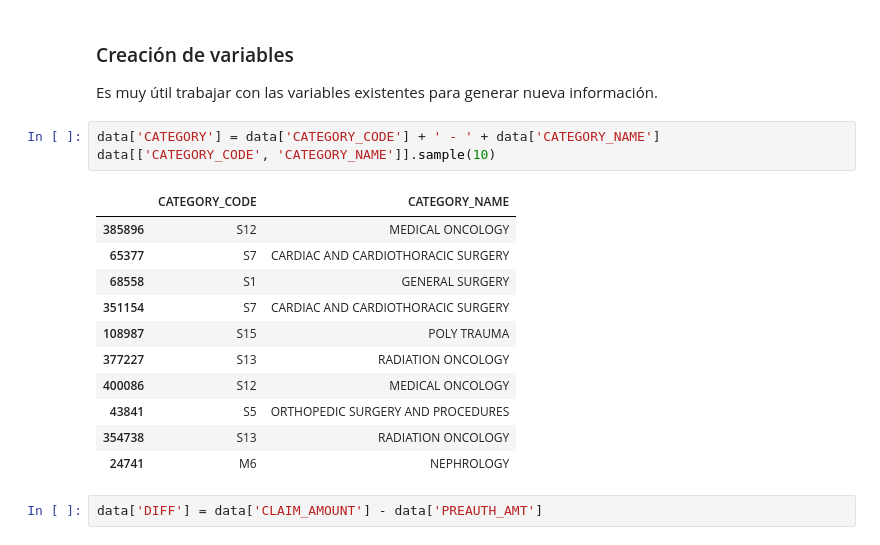
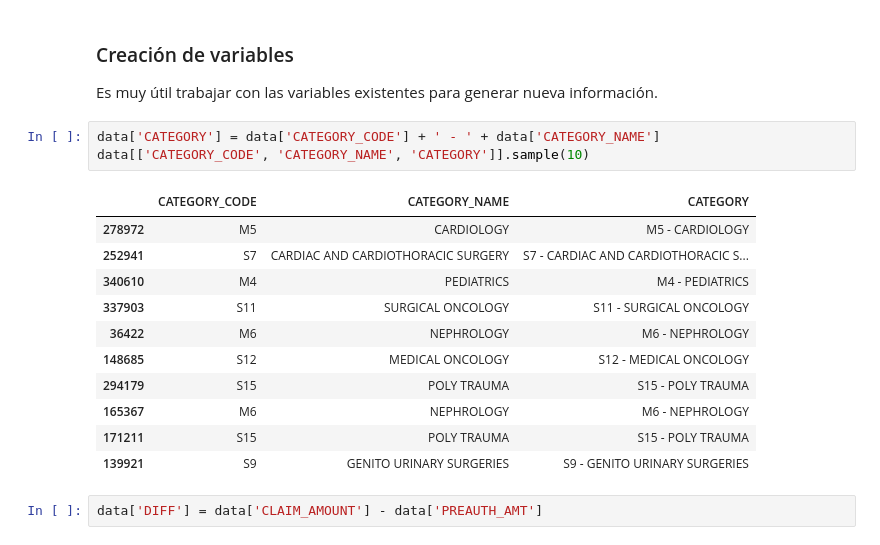
Before and after one commit to matog/Flacso_ciencia_de_datos_python_2023, a Jupyter notebook: Clase5/6-NTR Vaidya Seva.ipynb, the cells around one changed output. Saved outputs shown, nothing was run; the diff lists cells and outputs as text.

```diff
--- a/Clase5/6-NTR Vaidya Seva.ipynb
+++ b/Clase5/6-NTR Vaidya Seva.ipynb
@@ -141,19 +132,19 @@ data.shape
 Es muy útil trabajar con las variables existentes para generar nueva información.
 # %%
 data['CATEGORY'] = data['CATEGORY_CODE'] + ' - ' + data['CATEGORY_NAME']
-data[['CATEGORY_CODE', 'CATEGORY_NAME']].sample(10)
+data[['CATEGORY_CODE', 'CATEGORY_NAME', 'CATEGORY']].sample(10)
 # %% [output]
-|  | CATEGORY_CODE | CATEGORY_NAME |
-| 385896 | S12 | MEDICAL ONCOLOGY |
-| 65377 | S7 | CARDIAC AND CARDIOTHORACIC SURGERY |
-| 68558 | S1 | GENERAL SURGERY |
-| 351154 | S7 | CARDIAC AND CARDIOTHORACIC SURGERY |
-| 108987 | S15 | POLY TRAUMA |
-| 377227 | S13 | RADIATION ONCOLOGY |
-| 400086 | S12 | MEDICAL ONCOLOGY |
-| 43841 | S5 | ORTHOPEDIC SURGERY AND PROCEDURES |
-| 354738 | S13 | RADIATION ONCOLOGY |
-| 24741 | M6 | NEPHROLOGY |
+|  | CATEGORY_CODE | CATEGORY_NAME | CATEGORY |
+| 278972 | M5 | CARDIOLOGY | M5 - CARDIOLOGY |
+| 252941 | S7 | CARDIAC AND CARDIOTHORACIC SURGERY | S7 - CARDIAC AND CARDIOTHORACIC S... |
+| 340610 | M4 | PEDIATRICS | M4 - PEDIATRICS |
+| 337903 | S11 | SURGICAL ONCOLOGY | S11 - SURGICAL ONCOLOGY |
+| 36422 | M6 | NEPHROLOGY | M6 - NEPHROLOGY |
+| 148685 | S12 | MEDICAL ONCOLOGY | S12 - MEDICAL ONCOLOGY |
+| 294179 | S15 | POLY TRAUMA | S15 - POLY TRAUMA |
+| 165367 | M6 | NEPHROLOGY | M6 - NEPHROLOGY |
+| 171211 | S15 | POLY TRAUMA | S15 - POLY TRAUMA |
+| 139921 | S9 | GENITO URINARY SURGERIES | S9 - GENITO URINARY SURGERIES |
 # %%
 data['DIFF'] = data['CLAIM_AMOUNT'] - data['PREAUTH_AMT']
 # %%
```
Also changed, not shown: parts of 58 cells of this notebook, 2 other files.
